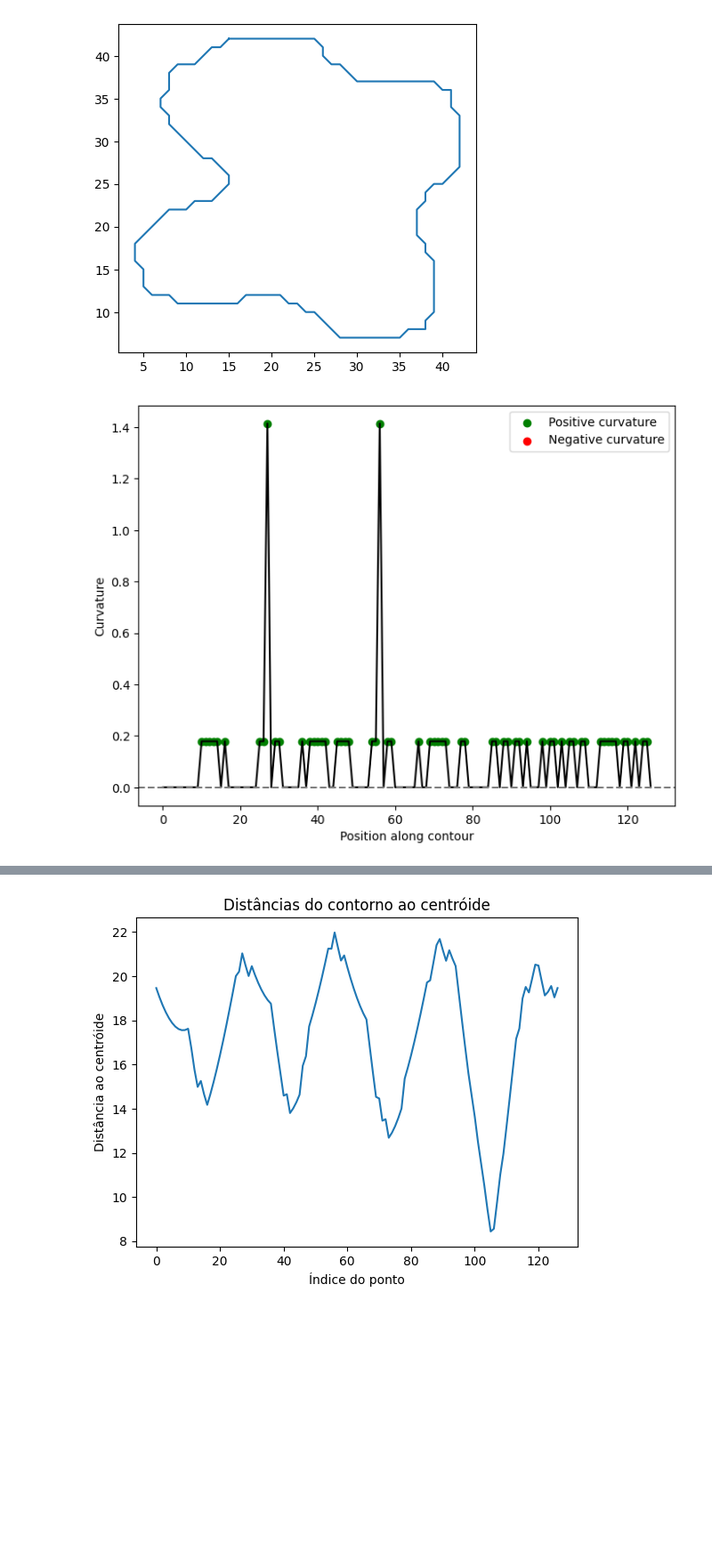
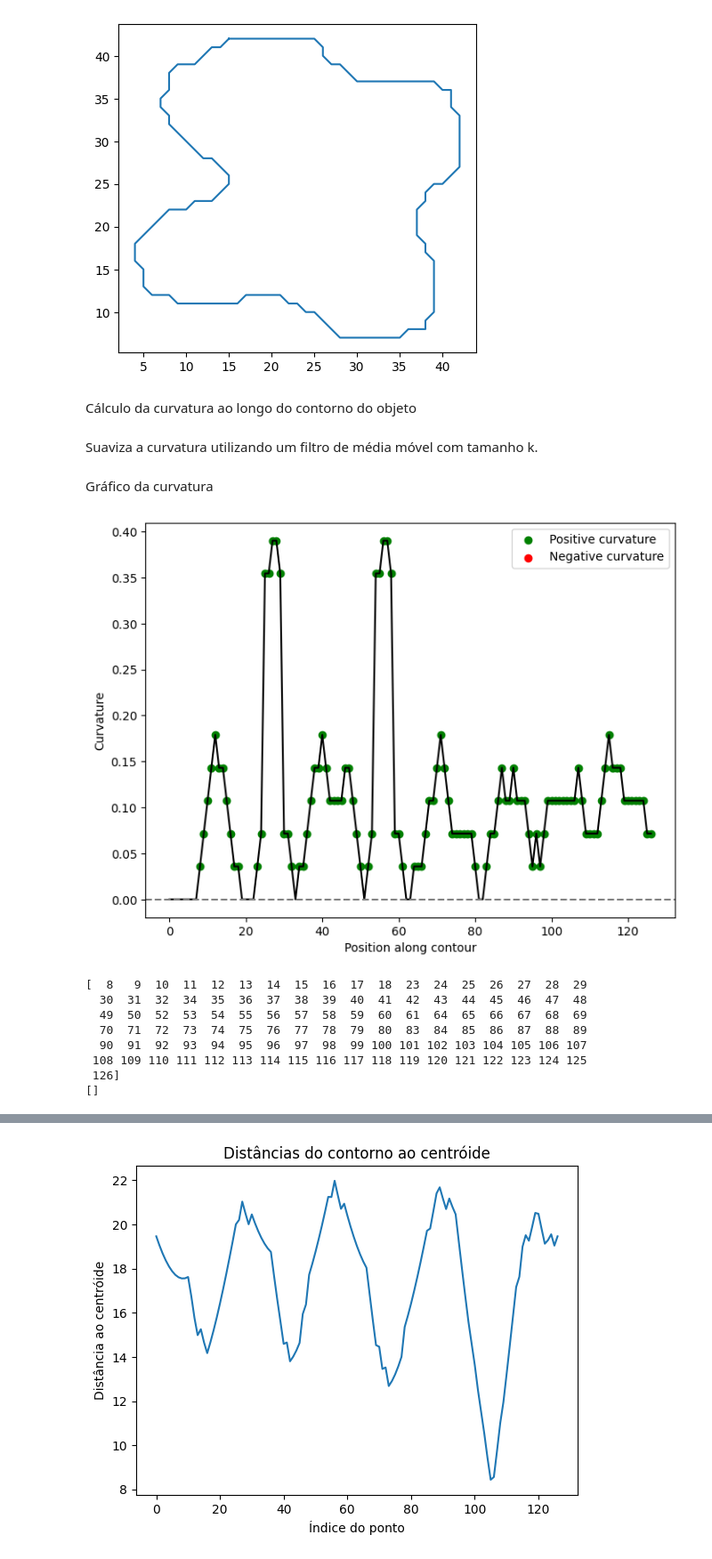
Before and after one commit to brunol-pereira/PDI, a Jupyter notebook: Trabalho3/CálculoCurvatura.ipynb, the cells around one changed output, grey strips where cells are left out. Shown at 89% size. Drawn from its saved outputs; the diff is of its cells as text; code cells hidden in the pictures; blank space fills up the shorter version.

```diff
--- a/Trabalho3/CálculoCurvatura.ipynb
+++ b/Trabalho3/CálculoCurvatura.ipynb
@@ -106,6 +75,8 @@ plt.plot(cont[:,1], img.shape[0]-cont[:,0])
 [<matplotlib.lines.Line2D at 0x...>]
 [figure]
 [figure]
+# %% [markdown]
+Cálculo da curvatura ao longo do contorno do objeto
 # %%
 def curvature(contour):
     n = len(contour)
@@ -118,25 +89,42 @@ def curvature(contour):
         den = ( (x_im1-x_ip1)**2 + (y_im1-y_ip1)**2 )**(3/2)
         curvature[i] = num / den
     return curvature
+# %% [markdown]
+Suaviza a curvatura utilizando um filtro de média móvel com tamanho k.
 # %%
 def smooth_curvature(curvature, k=5):
     '''Suaviza a curvatura utilizando um filtro de média móvel com tamanho k.'''
     suavizada = np.convolve(curvature, np.ones(k)/k, mode='same')
     return suavizada
+# %% [markdown]
+Gráfico da curvatura
 # %%
 curv = curvature(cont)
-sign = np.sign(curv)
+suav = smooth_curvature(curv, k =5)
+
+sign = np.sign(suav)
 pos = np.where(sign == 1)[0]
 neg = np.where(sign == -1)[0]
 
 fig, ax = plt.subplots(figsize=(8,6))
-ax.plot(curv, color='black')
-ax.scatter(pos, curv[pos], color='green', label='Positive curvature')
-ax.scatter(neg, curv[neg], color='red', label='Negative curvature')
+ax.plot(suav, color='black')
+ax.scatter(pos, suav[pos], color='green', label='Positive curvature')
+ax.scatter(neg, suav[neg], color='red', label='Negative curvature')
 ax.axhline(y=0, color='gray', linestyle='--')
 ax.set_xlabel('Position along contour')
 ax.set_ylabel('Curvature')
 ax.legend()
 plt.show()
+
+print(pos)
+print(neg)
 # %% [output]
-[figure, old version]
+[figure, new version]
+[  8   9  10  11  12  13  14  15  16  17  18  23  24  25  26  27  28  29
+  30  31  32  34  35  36  37  38  39  40  41  42  43  44  45  46  47  48
+  49  50  52  53  54  55  56  57  58  59  60  61  64  65  66  67  68  69
+  70  71  72  73  74  75  76  77  78  79  80  83  84  85  86  87  88  89
+  90  91  92  93  94  95  96  97  98  99 100 101 102 103 104 105 106 107
+ 108 109 110 111 112 113 114 115 116 117 118 119 120 121 122 123 124 125
+ 126]
+[]
```
Also changed, not shown: parts of 14 cells of this notebook.
